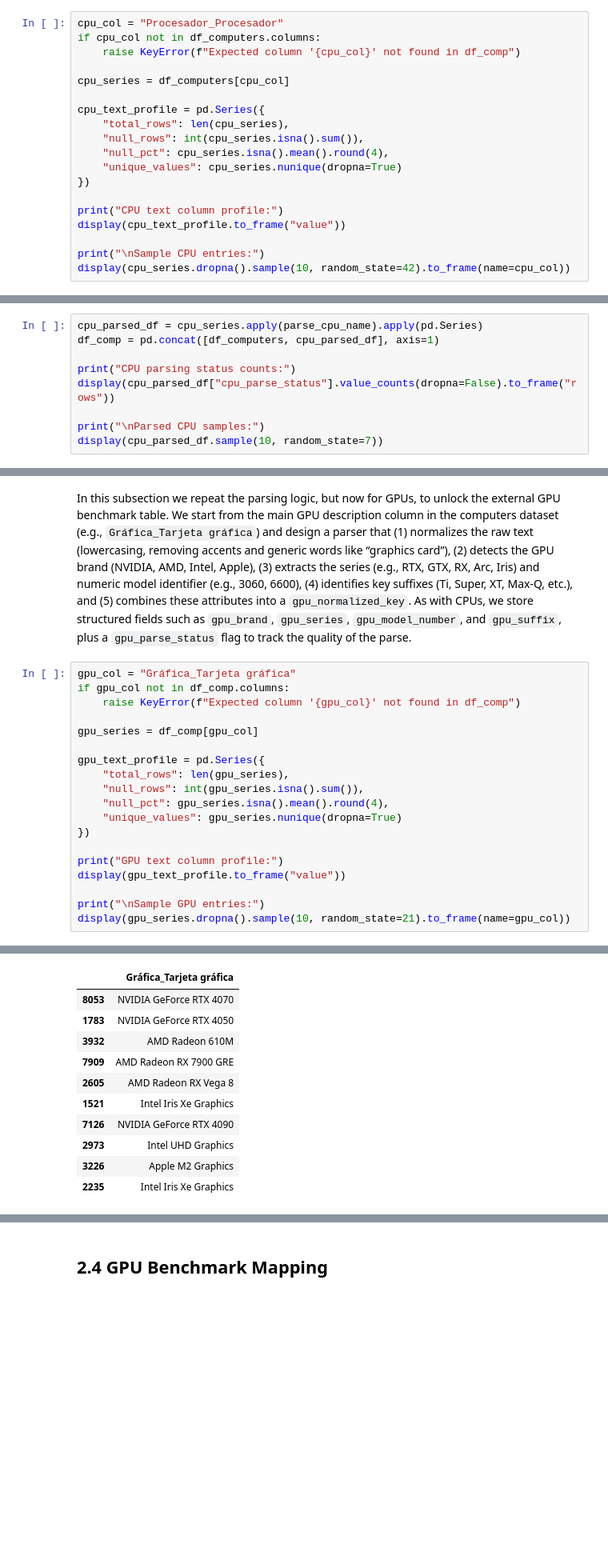
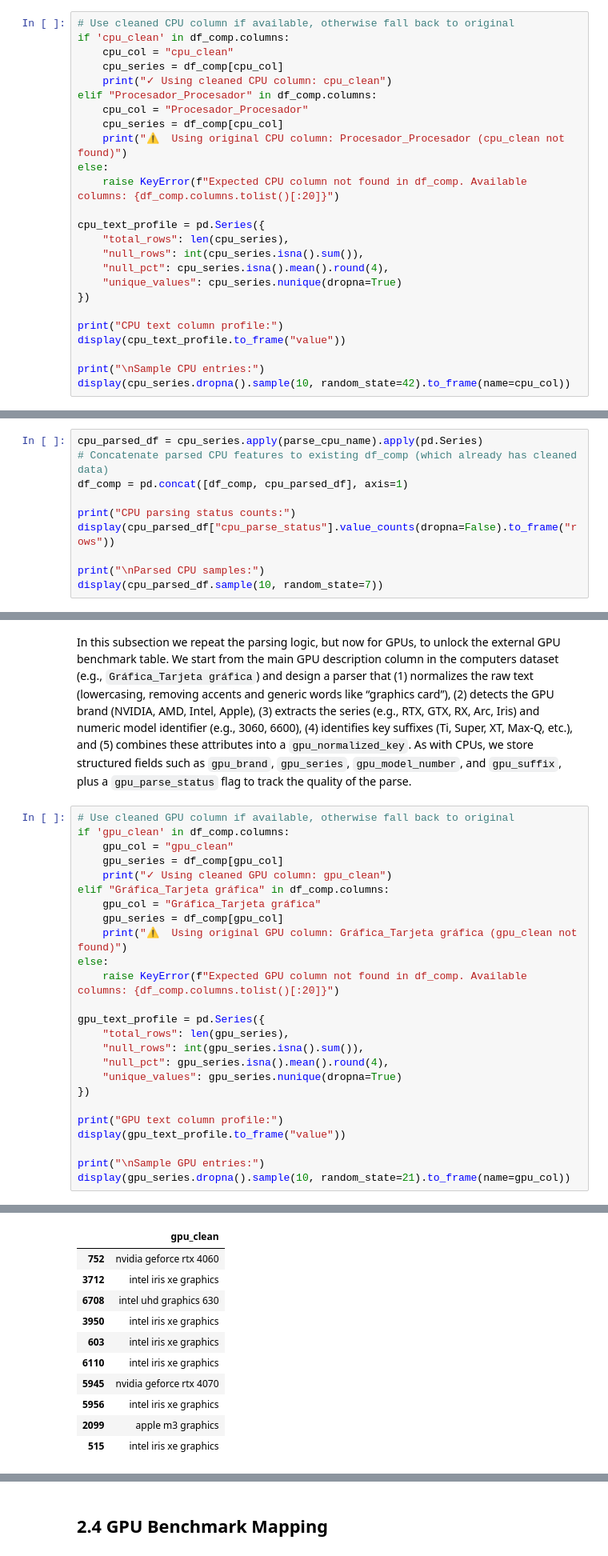
Before and after one commit to Acon3078/pc-laptop-price-estimator, a Jupyter notebook: Model_Training.ipynb, the cells around one changed output, grey strips where cells are left out. Shown at 80% size. Cells and saved outputs as stored; diff of their text form; blank space fills up the shorter version.

```diff
--- a/Model_Training.ipynb
+++ b/Model_Training.ipynb
@@ -1038,11 +1118,17 @@ Cleaned dataset:
 # %% [markdown]
 In this subsection we standardize the CPU information for each computer in the catalog so it can be used reliably for modeling and for linking to the external CPU benchmark table. We start from the free‑text column that describes the processor (e.g. `Procesador_Procesador`) and build a parsing pipeline that (1) normalizes the raw strings (lowercasing, removing accents, boilerplate words and punctuation), (2) detects the CPU brand (Intel, AMD, Apple, etc.), (3) extracts the product family (e.g., Core i5, Ryzen 7), numeric model code (e.g., 12400F, 5600H), and any suffixes (K, F, H, U, etc.), and (4) combines these elements into a canonical “CPU normalized key”. This gives us structured columns like `cpu_brand`, `cpu_family`, `cpu_model_code`, and `cpu_normalized_key` directly in `df_comp`, plus a `cpu_parse_status` flag that tells us whether each row was parsed cleanly or might need manual review.
 # %%
-cpu_col = "Procesador_Procesador"
-if cpu_col not in df_computers.columns:
-    raise KeyError(f"Expected column '{cpu_col}' not found in df_comp")
-
-cpu_series = df_computers[cpu_col]
+# Use cleaned CPU column if available, otherwise fall back to original
+if 'cpu_clean' in df_comp.columns:
+    cpu_col = "cpu_clean"
+    cpu_series = df_comp[cpu_col]
+    print("✓ Using cleaned CPU column: cpu_clean")
+elif "Procesador_Procesador" in df_comp.columns:
+    cpu_col = "Procesador_Procesador"
+    cpu_series = df_comp[cpu_col]
+    print("⚠️  Using original CPU column: Procesador_Procesador (cpu_clean not found)")
+else:
+    raise KeyError(f"Expected CPU column not found in df_comp. Available columns: {df_comp.columns.tolist()[:20]}")
 
 cpu_text_profile = pd.Series({
     "total_rows": len(cpu_series),
@@ -1242,7 +1329,8 @@ def parse_cpu_name(raw: Optional[str]) -> Dict[str, Optional[str]]:
     }
 # %%
 cpu_parsed_df = cpu_series.apply(parse_cpu_name).apply(pd.Series)
-df_comp = pd.concat([df_computers, cpu_parsed_df], axis=1)
+# Concatenate parsed CPU features to existing df_comp (which already has cleaned data)
+df_comp = pd.concat([df_comp, cpu_parsed_df], axis=1)
 
 print("CPU parsing status counts:")
 display(cpu_parsed_df["cpu_parse_status"].value_counts(dropna=False).to_frame("rows"))
@@ -1434,11 +1521,17 @@ The coverage summary confirms that a large fraction of computers now have non‑
 # %% [markdown]
 In this subsection we repeat the parsing logic, but now for GPUs, to unlock the external GPU benchmark table. We start from the main GPU description column in the computers dataset (e.g., `Gráfica_Tarjeta gráfica`) and design a parser that (1) normalizes the raw text (lowercasing, removing accents and generic words like “graphics card”), (2) detects the GPU brand (NVIDIA, AMD, Intel, Apple), (3) extracts the series (e.g., RTX, GTX, RX, Arc, Iris) and numeric model identifier (e.g., 3060, 6600), (4) identifies key suffixes (Ti, Super, XT, Max‑Q, etc.), and (5) combines these attributes into a `gpu_normalized_key`. As with CPUs, we store structured fields such as `gpu_brand`, `gpu_series`, `gpu_model_number`, and `gpu_suffix`, plus a `gpu_parse_status` flag to track the quality of the parse.
 # %%
-gpu_col = "Gráfica_Tarjeta gráfica"
-if gpu_col not in df_comp.columns:
-    raise KeyError(f"Expected column '{gpu_col}' not found in df_comp")
-
-gpu_series = df_comp[gpu_col]
+# Use cleaned GPU column if available, otherwise fall back to original
+if 'gpu_clean' in df_comp.columns:
+    gpu_col = "gpu_clean"
+    gpu_series = df_comp[gpu_col]
+    print("✓ Using cleaned GPU column: gpu_clean")
+elif "Gráfica_Tarjeta gráfica" in df_comp.columns:
+    gpu_col = "Gráfica_Tarjeta gráfica"
+    gpu_series = df_comp[gpu_col]
+    print("⚠️  Using original GPU column: Gráfica_Tarjeta gráfica (gpu_clean not found)")
+else:
+    raise KeyError(f"Expected GPU column not found in df_comp. Available columns: {df_comp.columns.tolist()[:20]}")
 
 gpu_text_profile = pd.Series({
     "total_rows": len(gpu_series),
@@ -1462,15 +1556,15 @@ GPU text column profile:
 Sample GPU entries:
-|  | Gráfica_Tarjeta gráfica |
-| 8053 | NVIDIA GeForce RTX 4070 |
-| 1783 | NVIDIA GeForce RTX 4050 |
-| 3932 | AMD Radeon 610M |
-| 7909 | AMD Radeon RX 7900 GRE |
-| 2605 | AMD Radeon RX Vega 8 |
-| 1521 | Intel Iris Xe Graphics |
-| 7126 | NVIDIA GeForce RTX 4090 |
-| 2973 | Intel UHD Graphics |
-| 3226 | Apple M2 Graphics |
-| 2235 | Intel Iris Xe Graphics |
+|  | gpu_clean |
+| 752 | nvidia geforce rtx 4060 |
+| 3712 | intel iris xe graphics |
+| 6708 | intel uhd graphics 630 |
+| 3950 | intel iris xe graphics |
+| 603 | intel iris xe graphics |
+| 6110 | intel iris xe graphics |
+| 5945 | nvidia geforce rtx 4070 |
+| 5956 | intel iris xe graphics |
+| 2099 | apple m3 graphics |
+| 515 | intel iris xe graphics |
 # %%
 GPU_NOISE_PATTERNS = [
     r"tarjeta grafica",
```
Also changed, not shown: parts of 21 cells of this notebook.
